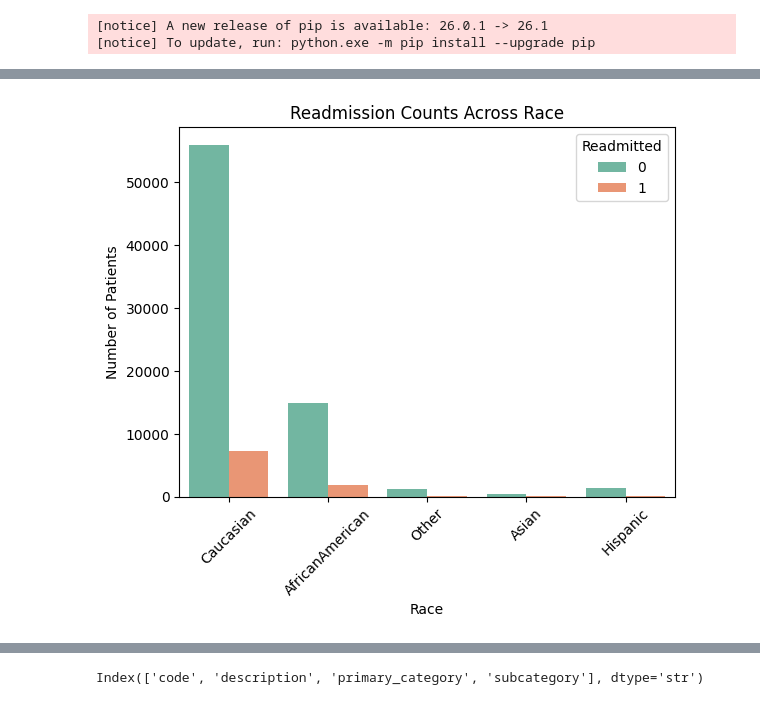
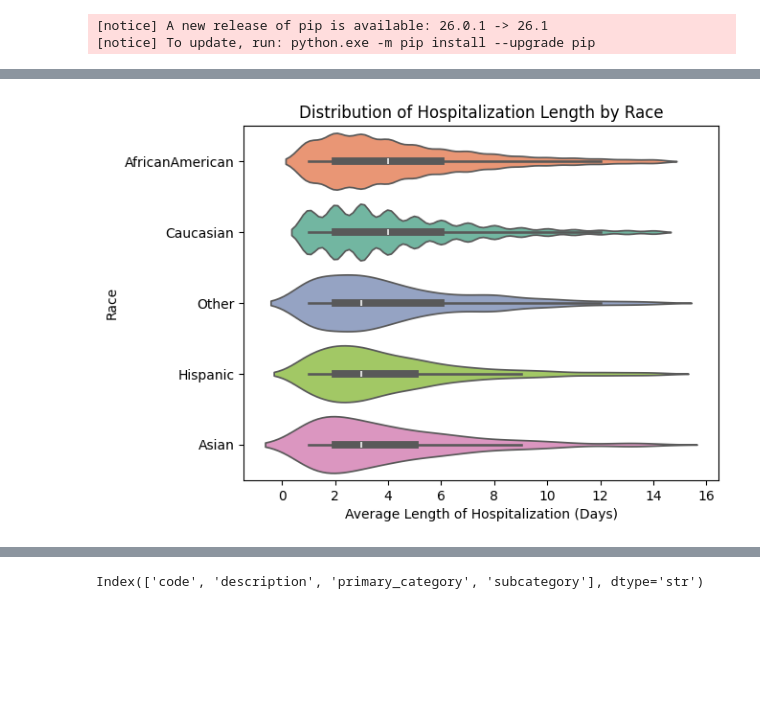
Before and after one commit to juhit101/Hospital-Readmission-Analytics, a Jupyter notebook: visualization.ipynb, the cells around one changed output, grey strips where cells are left out. Drawn from its saved outputs; the diff is of its cells as text; code cells hidden in the pictures; blank space fills up the shorter version.

```diff
--- a/visualization.ipynb
+++ b/visualization.ipynb
@@ -153,13 +125,14 @@ plt.show()
-# %%
-# plot relationship between race and readmission
-
-sns.countplot(data=df, x='race', hue='readmitted', palette='Set2')
-
-plt.title('Readmission Counts Across Race')
-plt.xlabel('Race')
-plt.ylabel('Number of Patients')
-plt.xticks(rotation=45)
-plt.legend(title='Readmitted', loc='upper right')
-plt.show()
-# %% [output]
-[figure, removed]
+# %%
+# avg length of stay by race
+
+# order by highest to lowest
+order = df.groupby('race')['time_in_hospital'].mean().sort_values(ascending=False).index
+
+# plot hospitalization across race
+sns.violinplot(data=df, y='race', x='time_in_hospital', order=order, palette='Set2', hue='race', legend=False)
+plt.title('Distribution of Hospitalization Length by Race')
+plt.ylabel('Race')
+plt.xlabel('Average Length of Hospitalization (Days)')
+plt.show()
+# %% [output]
+[figure, added]
```
Also changed, not shown: parts of 23 cells of this notebook, 2 other files.
